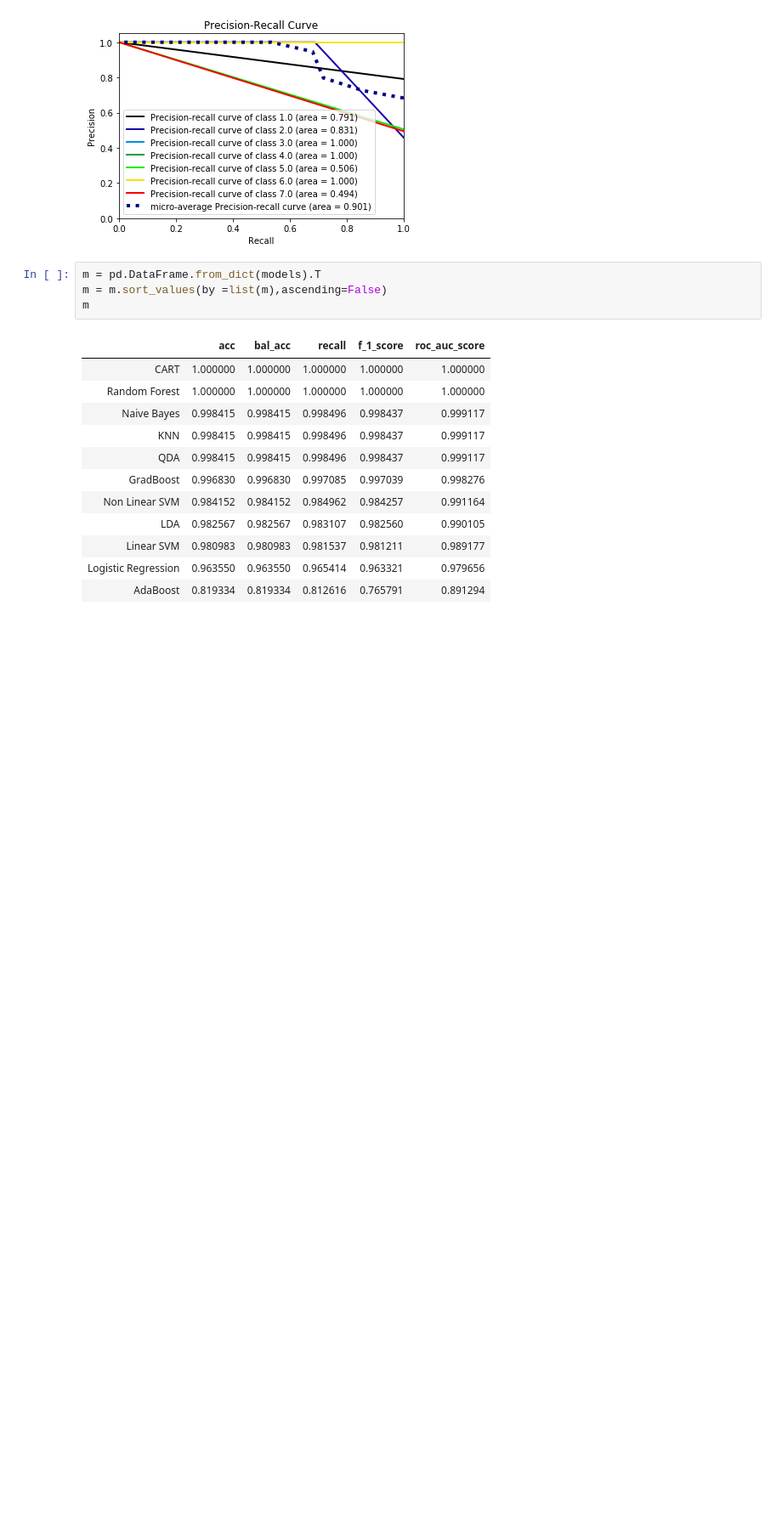
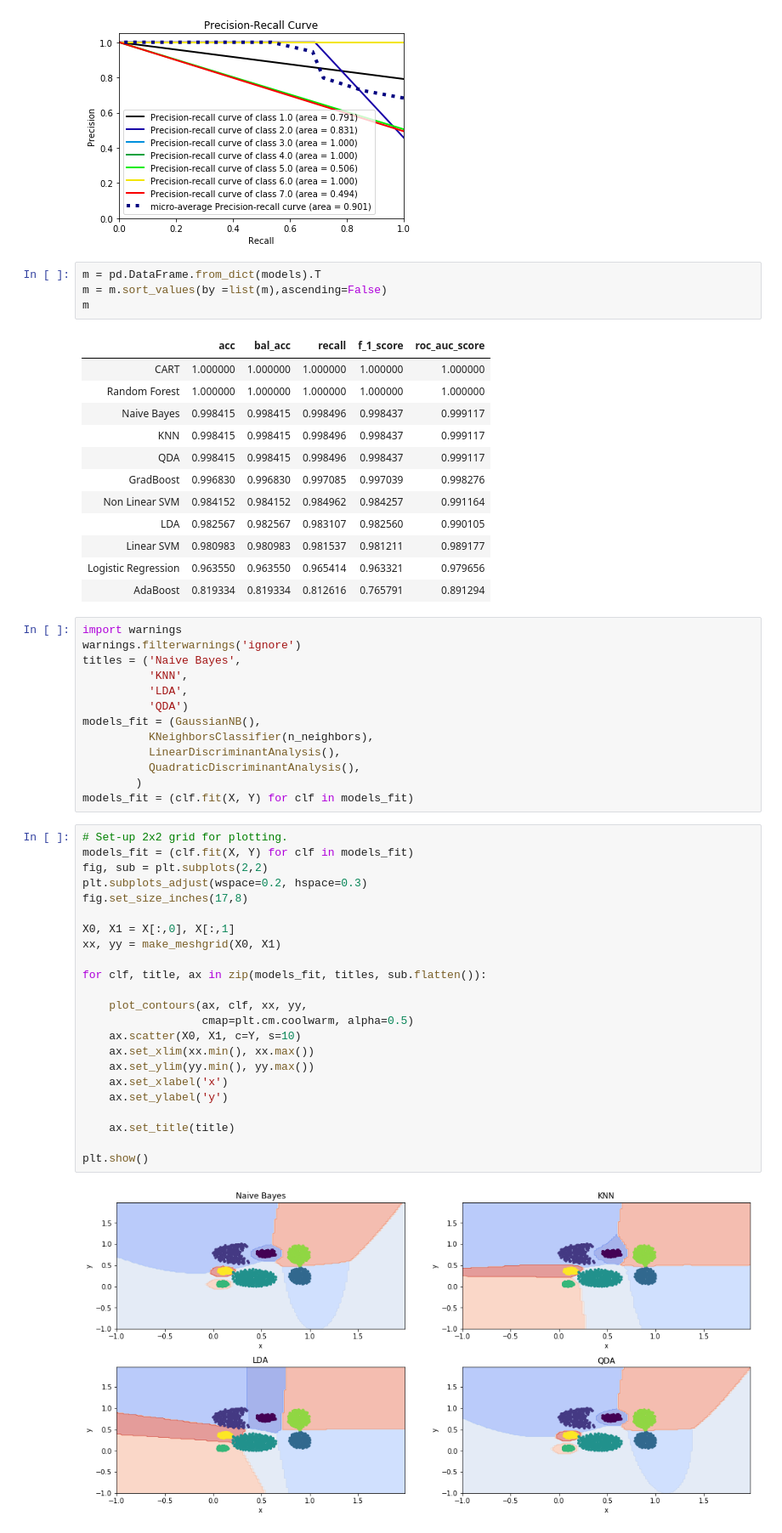
Before and after one commit to assasins353/PDU_Supervised_Learning, a Jupyter notebook: src/aggregation.ipynb, the cells around one changed output. Shown at 85% size. Drawn from its saved outputs; the diff is of its cells as text; blank space fills up the shorter version.

```diff
--- a/src/aggregation.ipynb
+++ b/src/aggregation.ipynb
@@ -538,3 +588,41 @@ m
 | Linear SVM | 0.980983 | 0.980983 | 0.981537 | 0.981211 | 0.989177 |
 | Logistic Regression | 0.963550 | 0.963550 | 0.965414 | 0.963321 | 0.979656 |
 | AdaBoost | 0.819334 | 0.819334 | 0.812616 | 0.765791 | 0.891294 |
+# %%
+import warnings
+warnings.filterwarnings('ignore')
+titles = ('Naive Bayes',
+          'KNN',
+          'LDA',
+          'QDA')
+models_fit = (GaussianNB(),
+          KNeighborsClassifier(n_neighbors),
+          LinearDiscriminantAnalysis(),
+          QuadraticDiscriminantAnalysis(),
+        )
+models_fit = (clf.fit(X, Y) for clf in models_fit)
+# %%
+# Set-up 2x2 grid for plotting.
+models_fit = (clf.fit(X, Y) for clf in models_fit)
+fig, sub = plt.subplots(2,2)
+plt.subplots_adjust(wspace=0.2, hspace=0.3)
+fig.set_size_inches(17,8)
+
+X0, X1 = X[:,0], X[:,1]
+xx, yy = make_meshgrid(X0, X1)
+
+for clf, title, ax in zip(models_fit, titles, sub.flatten()):
+
+    plot_contours(ax, clf, xx, yy,
+                  cmap=plt.cm.coolwarm, alpha=0.5)
+    ax.scatter(X0, X1, c=Y, s=10)
+    ax.set_xlim(xx.min(), xx.max())
+    ax.set_ylim(yy.min(), yy.max())
+    ax.set_xlabel('x')
+    ax.set_ylabel('y')
+
+    ax.set_title(title)
+
+plt.show()
+# %% [output]
+[figure, added]
```
Also changed, not shown: parts of 8 cells of this notebook.
